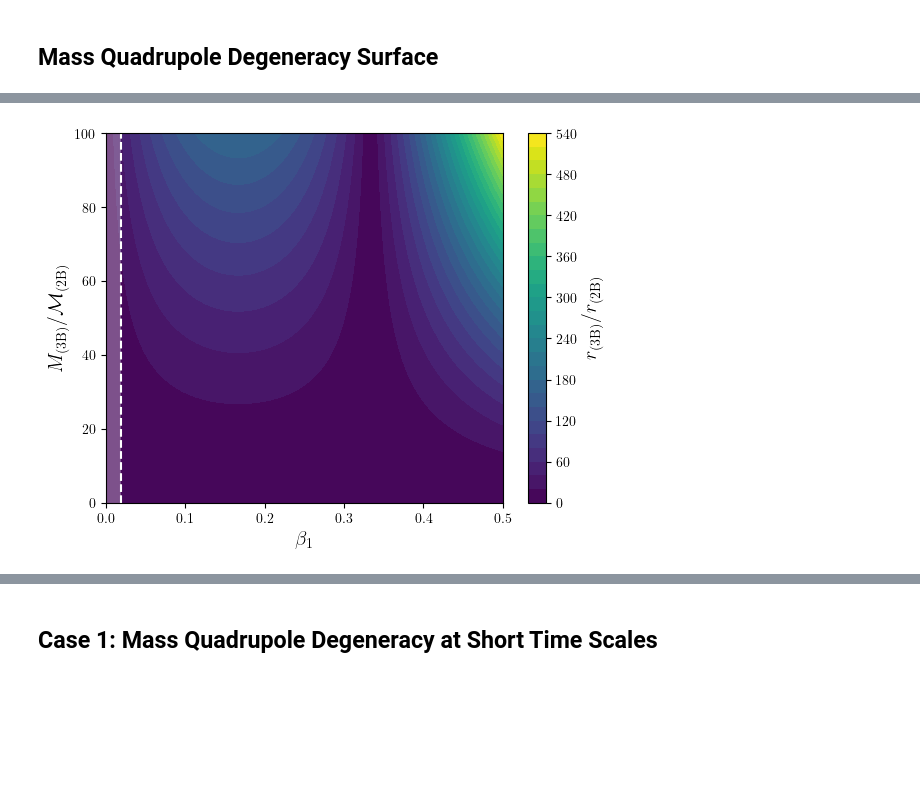
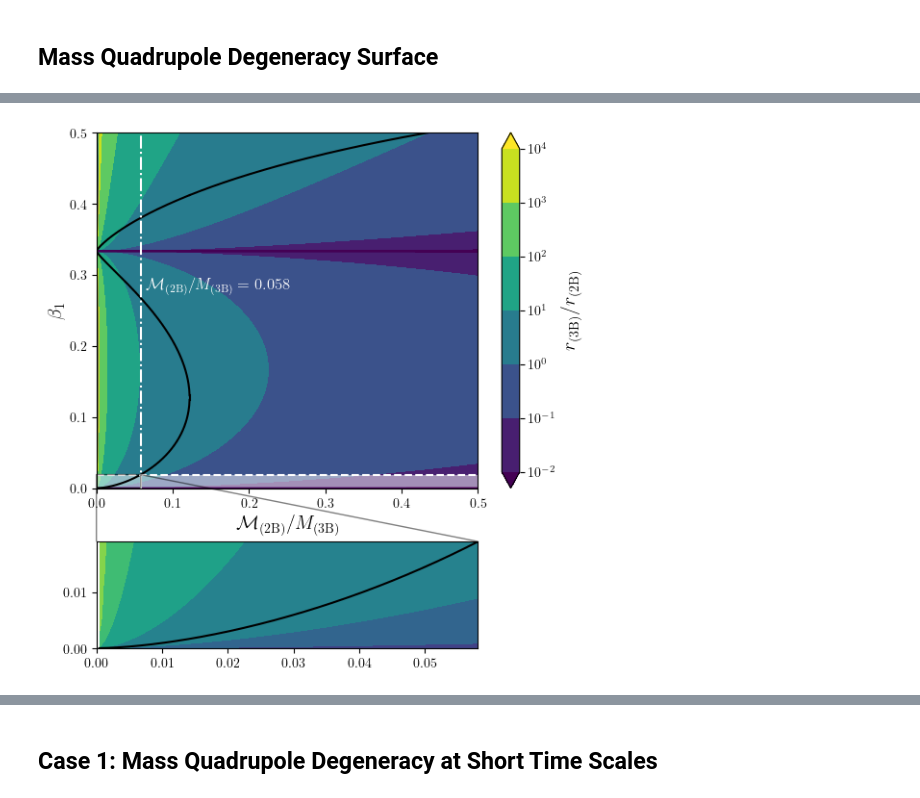
Before and after one commit to CJaimel/BinaryLagrangeDegeneracy, a Jupyter notebook: Part 1 - Theory Simulations.ipynb, the cells around one changed output, grey strips where cells are left out. Drawn from its saved outputs; the diff is of its cells as text; code cells hidden in the pictures; blank space fills up the shorter version.

```diff
--- a/Part 1 - Theory Simulations.ipynb
+++ b/Part 1 - Theory Simulations.ipynb
@@ -256,3 +277,6 @@ plt.show()
 [figure]
 # %% [markdown]
 ## Mass Quadrupole Degeneracy Surface
+# %%
+def r_3B_MQFullDegeneracy(chirp_2B_to_M_3B, b1):
+    return ((chirp_2B_to_M_3B)**(-5/3))*b1*np.abs(3*b1 - 1)
@@ -259,26 +307,97 @@ plt.show()
 # %%
-def r_3B_MQFullDegeneracy(b1, M_3B_to_chirp_2B):
-    return ((M_3B_to_chirp_2B)**(5/3))*b1*np.abs(3*b1 - 1)
-
 fig, ax = plt.subplots()
 
+#contour plot
 b1 = np.linspace(0, 0.5, 1000)
-M_3B_to_chirp_2B = np.linspace(0, 100, 1000)
-b1_grid, M_3B_to_chirp_2B_grid = np.meshgrid(b1, M_3B_to_chirp_2B)
+chirp_2B_to_M_3B = np.linspace(0, 0.5, 1000)
+chirp_2B_to_M_3B_grid, b1_grid = np.meshgrid(chirp_2B_to_M_3B, b1)
 
-r_3B_to_r_2B_surface = r_3B_MQFullDegeneracy(b1_grid, M_3B_to_chirp_2B_grid)
-r_3B_to_r_2B_countour = ax.contourf(b1_grid, M_3B_to_chirp_2B_grid, r_3B_to_r_2B_surface, cmap = cm.viridis, levels = 30)
+r_3B_to_r_2B_surface = r_3B_MQFullDegeneracy(chirp_2B_to_M_3B_grid, b1_grid)
+r_3B_to_r_2B_countour = ax.contourf(chirp_2B_to_M_3B_grid, b1_grid, r_3B_to_r_2B_surface, cmap = cm.viridis, levels = 10, locator = ticker.LogLocator(), extend = "both")
+ax.contour(chirp_2B_to_M_3B_grid, b1_grid, r_3B_to_r_2B_surface)
+
+#equal chirp masses
+checkLastStableValue, checkLastMultipleRoots = 0, 0
+checkAllowedValues = []
+ordered_roots = []
+a1 = np.linspace(0, 0.45, 1000)
+
+for val in a1:
+    temp = poly.polyroots([-8*(val**5), 36*(val**5), -54*(val**5), 1 + 27*val**5, -18, 135, -540, 1215, -1458, 729])
+    temp = temp[np.isclose(temp.imag, 0)]
+    temp = temp[temp > 0]
+
+    if len(temp) > 1:
+        checkLastMultipleRoots = val
+
+    for root in temp:
+        if root <= 0.5:
+            #ax.scatter(val, root, color = "black", marker = ".")
+
+            if val not in checkAllowedValues:
+                checkAllowedValues.append(val)
+                ordered_roots.append([val, temp])
+
+    if len(temp) > 0 and np.min(temp) < np.min(np.roots([-3, 2, -1/27])):
+        checkLastStableValue = val
+
+temp_h = []
+temp_v = []
+for pair in ordered_roots:
+    if pair[0] > checkLastMultipleRoots:
+        temp_h.append(pair[0])
+        temp_v.append(pair[1][0])
+
+ax.plot(temp_h, temp_v, color = "black", ls = "solid")
+
+for i in range(3):
+    temp_h.clear()
+    temp_v.clear()
+
+    for pair in ordered_roots:
+        if pair[0] <= checkLastMultipleRoots:
+            temp_h.append(pair[0])
+            temp_v.append(pair[1][i])
+    ax.plot(temp_h, temp_v, color = "black", ls = "solid")
+
+temp_last = poly.polyroots([-8*(checkLastMultipleRoots**5), 36*(checkLastMultipleRoots**5),
+                         -54*(checkLastMultipleRoots**5), 1 + 27*checkLastMultipleRoots**5, -18, 135, -540, 1215,
+                         -1458, 729])
+temp_last = temp_last[np.isclose(temp_last.imag, 0)]
+temp_last = temp_last[temp_last > 0]
+ax.plot([checkLastMultipleRoots, checkLastMultipleRoots], temp_last[:2], color = "black")
 
 #plot the stability region
-ax.axvspan(0, np.min(np.roots([-3, 2, -1/27])), facecolor = "white", alpha = 0.3)
-ax.axvline(np.min(np.roots([-3, 2, -1/27])), color = "white", ls = "--")
+ax.axhspan(0, np.min(np.roots([-3, 2, -1/27])), facecolor = "white", alpha = 0.5)
+ax.axhline(np.min(np.roots([-3, 2, -1/27])), color = "white", ls = "--")
+ax.axvline(checkLastStableValue, color = "white", ls = "-.")
+ax.annotate(r"$\mathcal{{M}}_{{\mathrm{{(2B)}}}}/M_{{\mathrm{{(3B)}}}} = {:.3f}$".format(checkLastStableValue), xy = (0.065, 0.28), color = "white", fontsize = "large")
 
-ax.set_xlabel(r"$\beta_1$", fontsize = "x-large")
-ax.set_ylabel(r"$M_{\mathrm{(3B)}}/\mathcal{M}_{\mathrm{(2B)}}$", fontsize = "x-large")
+ax.set_xlabel(r"$\mathcal{M}_{\mathrm{(2B)}}/M_{\mathrm{(3B)}}$", fontsize = "x-large")
+ax.set_ylabel(r"$\beta_1$", fontsize = "x-large")
 cbar = fig.colorbar(r_3B_to_r_2B_countour)
 cbar.set_label(r"$r_{\mathrm{(3B)}}/r_{\mathrm{(2B)}}$", fontsize = "x-large")
 
-plt.savefig("LaTeX Files/Figures/Quadrupole Degeneracy/Contour plot of r_3B to r_2B.pdf", bbox_inches = "tight")
+#inset axis
+x1, x2, y1, y2 = 0, checkLastStableValue, 0, np.min(np.roots([-3, 2, -1/27]))
+axins = ax.inset_axes(bounds = [0, -0.45, 1, 0.3], xlim = (x1, x2), ylim = (y1, y2))
+
+#clip values
+r_3B_to_r_2B_surface_clipped = np.clip(r_3B_to_r_2B_surface, 1e-3, None)
+axins.contourf(chirp_2B_to_M_3B_grid, b1_grid, r_3B_to_r_2B_surface_clipped, cmap = cm.viridis, levels = 10,
+               locator = ticker.LogLocator(), norm = SymLogNorm(linthresh=0.01))
+
+temp_h.clear()
+temp_v.clear()
+
+for pair in ordered_roots:
+    if pair[0] <= checkLastMultipleRoots:
+        temp_h.append(pair[0])
+        temp_v.append(pair[1][0])
+axins.plot(temp_h, temp_v, color = "black", ls = "solid")
+ax.indicate_inset_zoom(axins, edgecolor = "black")
+
+plt.savefig("LaTeX Files/Figures/Quadrupole Degeneracy/Contour plot of r_3B to r_2B with equal chirp mass.pdf", bbox_inches = "tight")
 plt.show()
 # %% [output]
-[figure, old version]
+[figure, new version]
```
Also changed, not shown: parts of 9 cells of this notebook, 6 other files.
